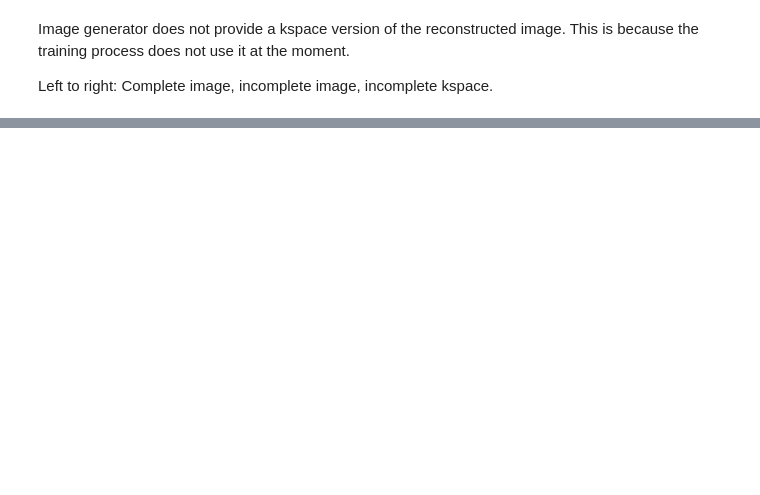
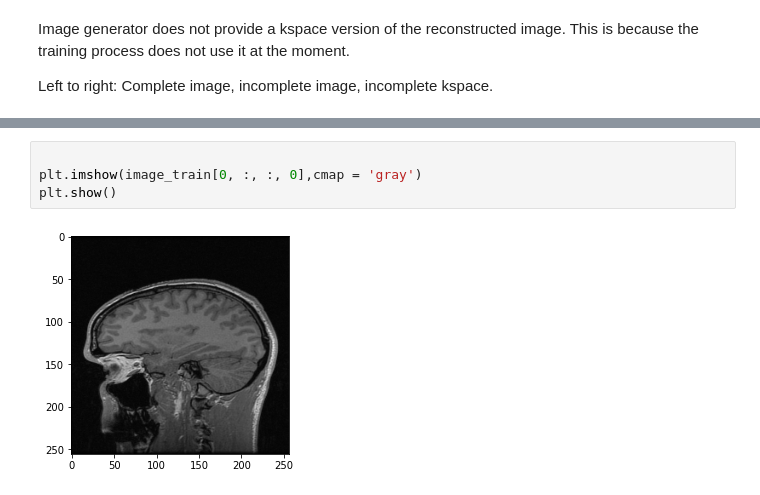
Before and after one commit to DuncanB6/U-NetCompare, a Jupyter notebook: gen_test.ipynb, the cells around one changed output, grey strips where cells are left out. Drawn from its saved outputs; the diff is of its cells as text; blank space fills up the shorter version.

```diff
--- a/gen_test.ipynb
+++ b/gen_test.ipynb
@@ -49,3 +54,9 @@ Left to right: Complete image, incomplete image, incomplete kspace.
+# %%
+
+plt.imshow(image_train[0, :, :, 0],cmap = 'gray')
+plt.show()
+# %% [output]
+[figure, added]
 # %%
 # sample data augmentation
 for ii in combined:
```
Also changed, not shown: parts of 5 cells of this notebook, 5 other files.
